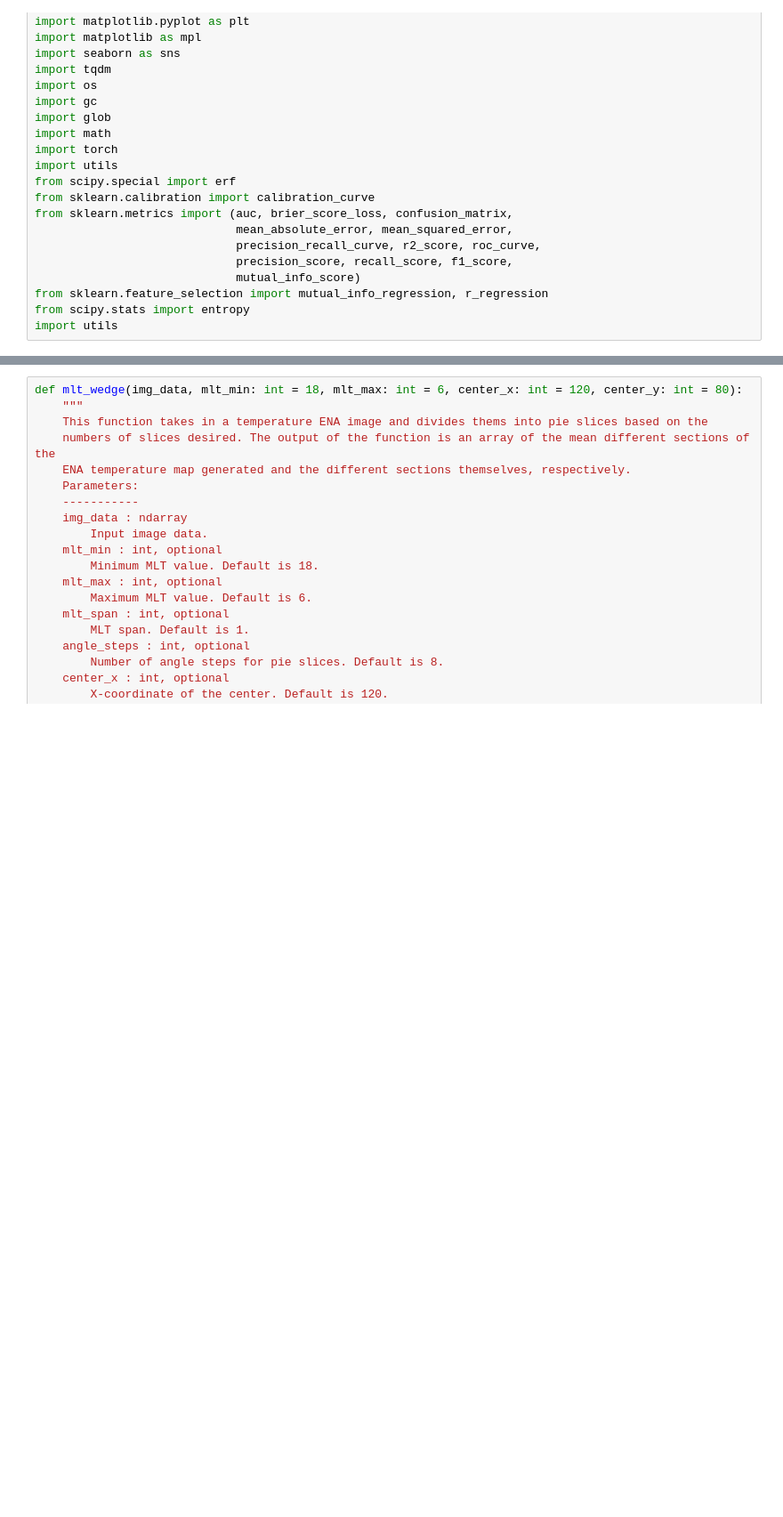
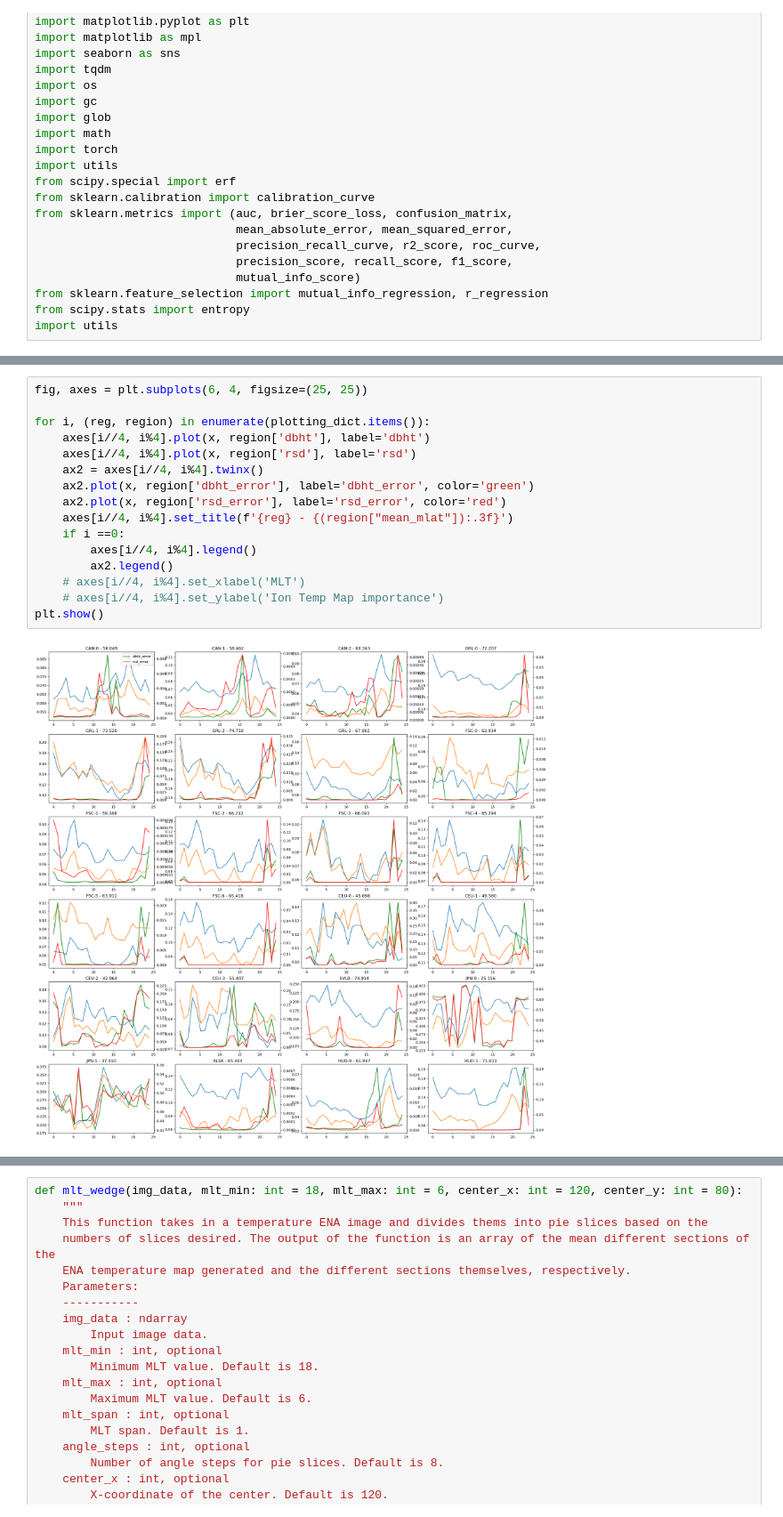
Before and after one commit to mikecoughlan/including_ion_temp_maps, a Jupyter notebook: examining_twins_shap.ipynb, the cells around one changed output, grey strips where cells are left out. Shown at 89% size. Drawn from its saved outputs; the diff is of its cells as text; blank space fills up the shorter version.

```diff
--- a/examining_twins_shap.ipynb
+++ b/examining_twins_shap.ipynb
@@ -139,0 +323,18 @@ Region: HUD-1
+# %%
+fig, axes = plt.subplots(6, 4, figsize=(25, 25))
+
+for i, (reg, region) in enumerate(plotting_dict.items()):
+	axes[i//4, i%4].plot(x, region['dbht'], label='dbht')
+	axes[i//4, i%4].plot(x, region['rsd'], label='rsd')
+	ax2 = axes[i//4, i%4].twinx()
+	ax2.plot(x, region['dbht_error'], label='dbht_error', color='green')
+	ax2.plot(x, region['rsd_error'], label='rsd_error', color='red')
+	axes[i//4, i%4].set_title(f'{reg} - {(region["mean_mlat"]):.3f}')
+	if i ==0:
+		axes[i//4, i%4].legend()
+		ax2.legend()
+	# axes[i//4, i%4].set_xlabel('MLT')
+	# axes[i//4, i%4].set_ylabel('Ion Temp Map importance')
+plt.show()
+# %% [output]
+[figure, added]
```
Also changed, not shown: parts of 16 cells of this notebook, 10 other files.
